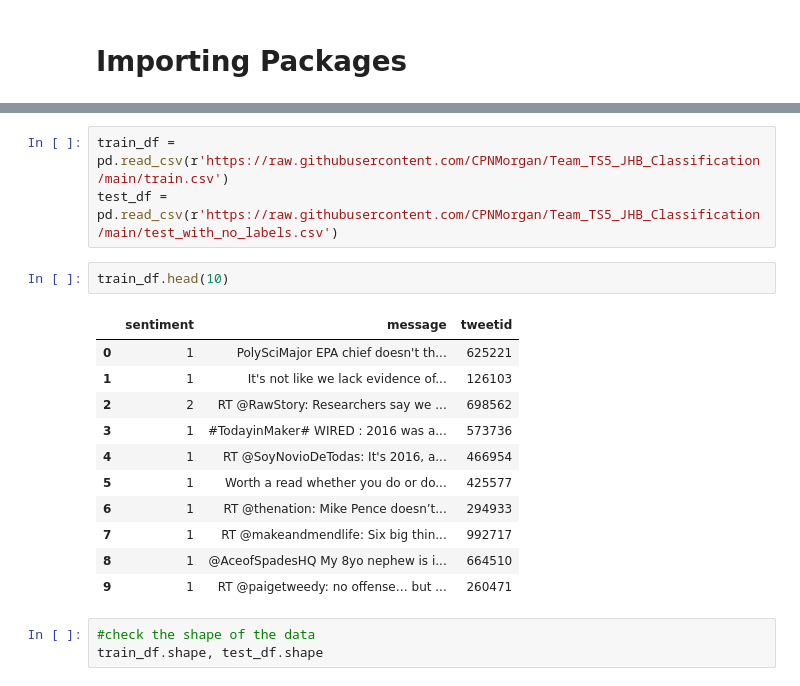
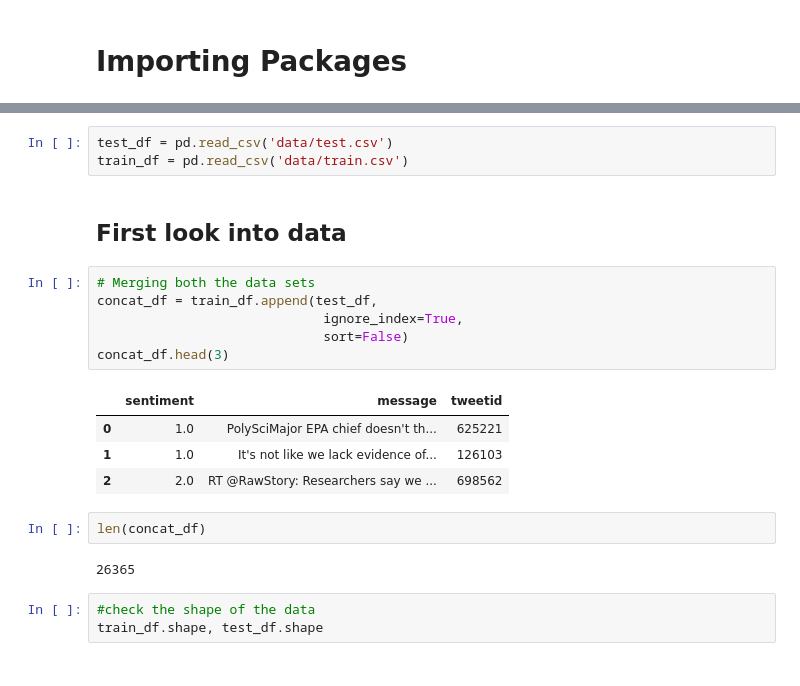
Before and after one commit to isabelomakhanya/classification_ts5, a Jupyter notebook: classification-ts5.ipynb, the cells around one changed output, grey strips where cells are left out. Drawn from its saved outputs; the diff is of its cells as text.

Commit message:
First Kaggle submission created

```diff
--- a/classification-ts5.ipynb
+++ b/classification-ts5.ipynb
@@ -67,20 +66,23 @@ for dirname, _, filenames in os.walk('/kaggle/input'):
-# %%
-train_df = pd.read_csv(r'https://raw.githubusercontent.com/CPNMorgan/Team_TS5_JHB_Classification/main/train.csv')
-test_df = pd.read_csv(r'https://raw.githubusercontent.com/CPNMorgan/Team_TS5_JHB_Classification/main/test_with_no_labels.csv')
-# %%
-train_df.head(10)
-# %% [output]
-|  | sentiment | message | tweetid |
-| 0 | 1 | PolySciMajor EPA chief doesn't th... | 625221 |
-| 1 | 1 | It's not like we lack evidence of... | 126103 |
-| 2 | 2 | RT @RawStory: Researchers say we ... | 698562 |
-| 3 | 1 | #TodayinMaker# WIRED : 2016 was a... | 573736 |
-| 4 | 1 | RT @SoyNovioDeTodas: It's 2016, a... | 466954 |
-| 5 | 1 | Worth a read whether you do or do... | 425577 |
-| 6 | 1 | RT @thenation: Mike Pence doesn’t... | 294933 |
-| 7 | 1 | RT @makeandmendlife: Six big thin... | 992717 |
-| 8 | 1 | @AceofSpadesHQ My 8yo nephew is i... | 664510 |
-| 9 | 1 | RT @paigetweedy: no offense… but ... | 260471 |
+# %%
+test_df = pd.read_csv('data/test.csv')
+train_df = pd.read_csv('data/train.csv')
+# %% [markdown]
+## First look into data
+# %%
+# Merging both the data sets
+concat_df = train_df.append(test_df,
+                             ignore_index=True,
+                             sort=False)
+concat_df.head(3)
+# %% [output]
+|  | sentiment | message | tweetid |
+| 0 | 1.0 | PolySciMajor EPA chief doesn't th... | 625221 |
+| 1 | 1.0 | It's not like we lack evidence of... | 126103 |
+| 2 | 2.0 | RT @RawStory: Researchers say we ... | 698562 |
+# %%
+len(concat_df)
+# %% [output]
+26365
 # %%
 #check the shape of the data
 train_df.shape, test_df.shape
```
Also changed, not shown: parts of 36 cells of this notebook, 1 other file.
